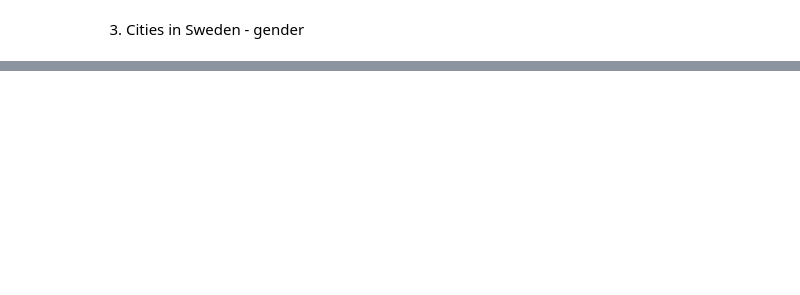
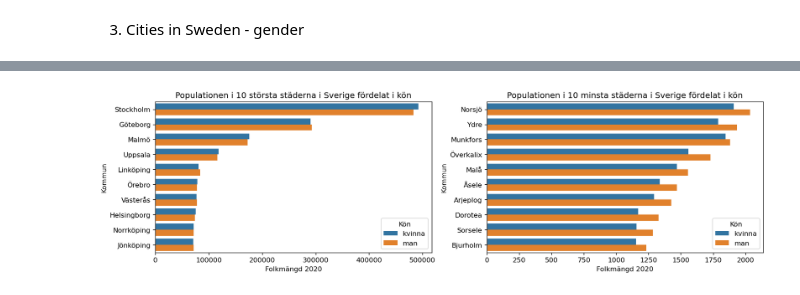
Before and after one commit to KatjaParak/Databehandling-Katsiaryna-Parakhnevich, a Jupyter notebook: Exercise/E00_pandas_basic_syntax.ipynb, the cells around one changed output, grey strips where cells are left out. Cells and saved outputs as stored; diff of their text form; code cells hidden in the pictures; blank space fills up the shorter version.

```diff
--- a/Exercise/E00_pandas_basic_syntax.ipynb
+++ b/Exercise/E00_pandas_basic_syntax.ipynb
@@ -112,2 +112,15 @@ plt.show()
 # %% [markdown]
 3. Cities in Sweden - gender
+# %%
+import pandas as pd
+
+# A. Clean data
+columns = ['Rang 2020', 'Rang 2019', 'Kommun', 'Folkmängd 2020', 'Folkmängd 2019', 'Förändring']
+df_m = pd.read_excel('../Exercise/komtopp50_2020.xlsx', header=[6],names=columns, sheet_name='Män')
+df_k = pd.read_excel('../Exercise/komtopp50_2020.xlsx', header=[6],names=columns, sheet_name='Kvinnor')
+df_m['Kön'] = 'man'
+df_k['Kön'] = 'kvinna'
+# %%
+# B. Merge the male and female DataFrames
+gender_df = pd.concat([df_k,df_m]).drop(['Rang 2020', 'Rang 2019'],axis=1)
+gender_df
@@ -113,0 +141,6 @@ plt.show()
+# %%
+# C. Extract and change column name from the total DataFrame
+
+columns = ['Kommun', 'Total Pop 2020', 'Total Pop 2019', 'Total förändring']
+new_df = pd.read_excel('../Exercise/komtopp50_2020.xlsx', header=[6],names=columns, sheet_name='Totalt').reset_index(drop=True)
+new_df.head()
@@ -113,0 +154,4 @@ plt.show()
+# %%
+# D. Merge C-data with B-data
+merged_df = pd.merge(gender_df,new_df).set_index('Kommun').sort_values(by='Total Pop 2020',ascending=False)
+merged_df.head()
@@ -113,0 +166,16 @@ plt.show()
+# %%
+# E. Barplots showing the gender populations of Swedens 10 largest and 10 smallest cities
+ten_l_cities = merged_df.nlargest(20,'Total Pop 2020')
+ten_s_cities = merged_df.nsmallest(20, 'Total Pop 2020').sort_values(by='Total Pop 2020',ascending=False)
+
+fig, axes = plt.subplots(1,2, dpi=120, figsize=(16,4))
+titles = ['Populationen i 10 största städerna i Sverige fördelat i kön', 'Populationen i 10 minsta städerna i Sverige fördelat i kön']
+data_frames = [ten_l_cities, ten_s_cities]
+x_column = ['Folkmängd 2020', 'Folkmängd 2020']
+
+for i, (data, title) in enumerate(zip(data_frames, titles)):
+    sns.barplot(data = data, x=x_column[i], y='Kommun', ax = axes[i], hue='Kön',orient='h')
+    axes[i].set(title=title)
+plt.show()
+# %% [output]
+[figure, added]
```
Also changed, not shown: parts of 5 cells of this notebook, 3 other files.
